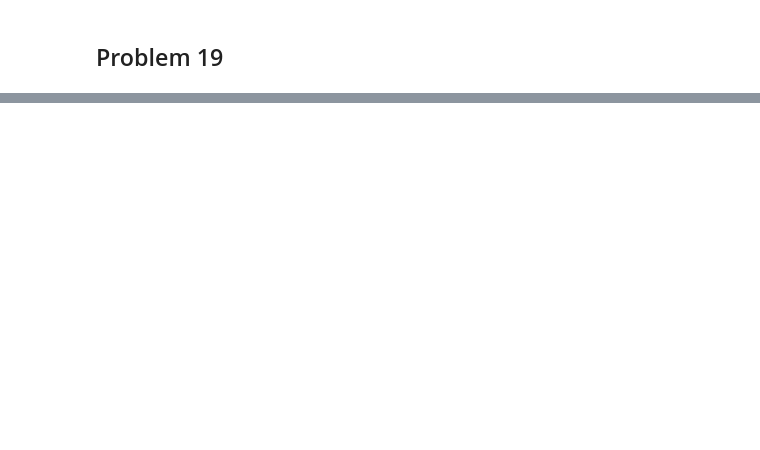
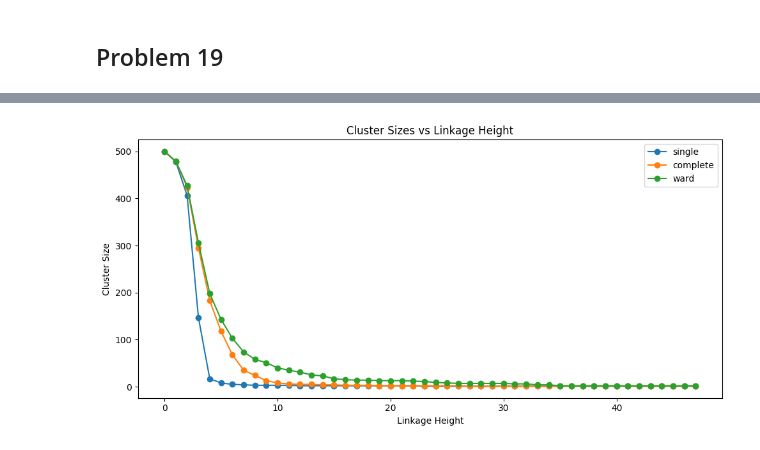
Before and after one commit to henryblu/Intorduction-to-ML, a Jupyter notebook: Exercise-Set-3/Exercise-set-3-solutions.ipynb, the cells around one changed output, grey strips where cells are left out. Cells and saved outputs as stored; diff of their text form; code cells hidden in the pictures; blank space fills up the shorter version.

```diff
--- a/Exercise-Set-3/Exercise-set-3-solutions.ipynb
+++ b/Exercise-Set-3/Exercise-set-3-solutions.ipynb
@@ -67,0 +195,28 @@ Furthermore, in 18.a, the cost of the join has a low mean and standard deviation
+# %%
+### Problem 19 task c ii
+plt.figure(figsize=(10, 5))  # Adjust the figure size as needed
+plt.xlabel('Linkage Height')
+plt.ylabel('Cluster Size')
+plt.title('Cluster Sizes vs Linkage Height')
+
+# Define the range of heights for the analysis
+heights = range(int(max_linkage_height))
+
+# Loop through different types of linkages
+for i, linkage_type in enumerate(linkage_types):
+    cluster_sizes = []
+
+    # Compute and store the cluster sizes for each height
+    for j in heights:
+        flat_clusters = cut_tree(linkage_function(mol_data_scaled, linkage_type), height=j)
+        cluster_sizes.append(len(np.unique(flat_clusters)))
+
+    # Plotting the cluster sizes for each linkage type
+    plt.plot(heights, cluster_sizes, label=linkage_type, marker='o')
+
+# Display the legend and the plot
+plt.legend()
+plt.tight_layout()
+plt.show()
+# %% [output]
+[figure, added]
```
Also changed, not shown: parts of 17 cells of this notebook, 3 other files.
